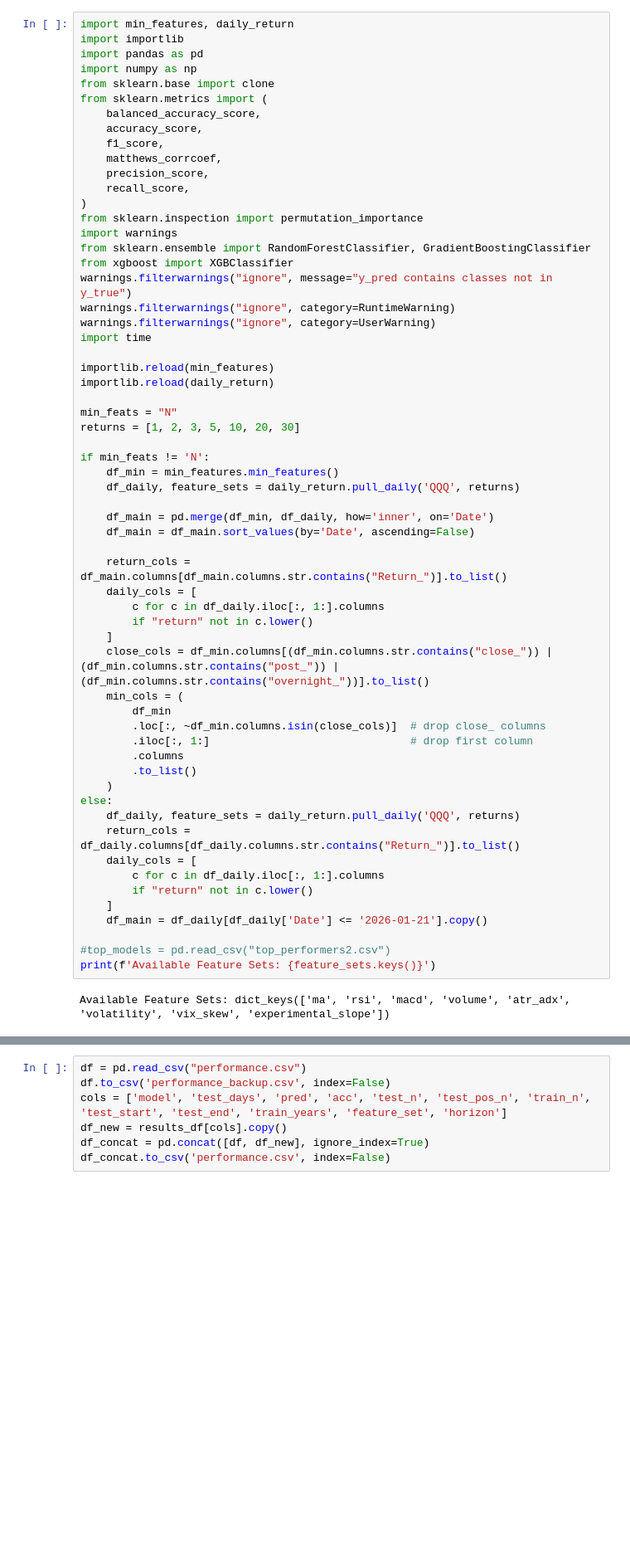
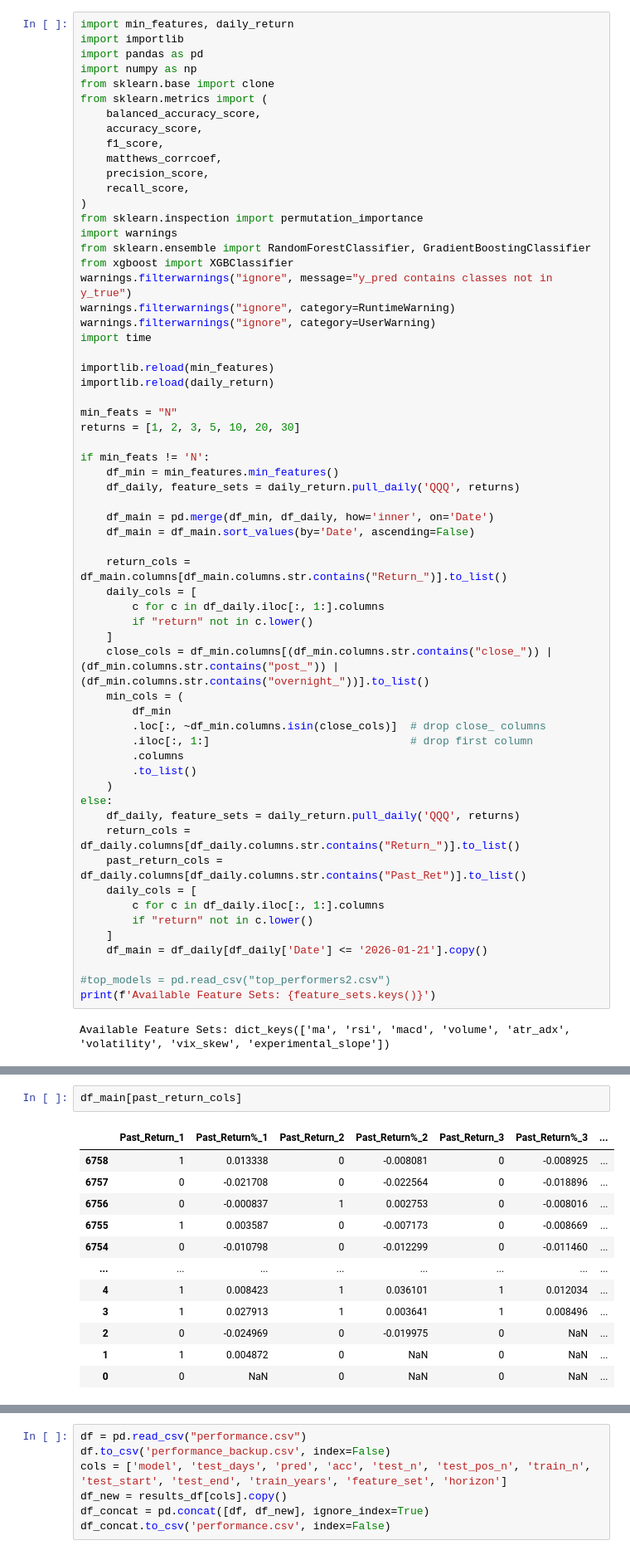
Before and after one commit to bchase17/Stocks, a Jupyter notebook: training.ipynb, the cells around one changed output, grey strips where cells are left out. Shown at 83% size. Cells and saved outputs as stored; diff of their text form; blank space fills up the shorter version.

```diff
--- a/training.ipynb
+++ b/training.ipynb
@@ -50,6 +50,7 @@ if min_feats != 'N':
 else:
     df_daily, feature_sets = daily_return.pull_daily('QQQ', returns)
     return_cols = df_daily.columns[df_daily.columns.str.contains("Return_")].to_list()
+    past_return_cols = df_daily.columns[df_daily.columns.str.contains("Past_Ret")].to_list()
     daily_cols = [
         c for c in df_daily.iloc[:, 1:].columns
         if "return" not in c.lower()
@@ -129,3 +130,18 @@ def new_features(df):
         #df[f'EMA_{window}'] = (df['Close'] / df[f'EMA_{window}']).round(2)
 
     return df
+# %%
+df_main[past_return_cols]
+# %% [output]
+|  | Past_Return_1 | Past_Return%_1 | Past_Return_2 | Past_Return%_2 | Past_Return_3 | Past_Return%_3 | ... |
+| 6758 | 1 | 0.013338 | 0 | -0.008081 | 0 | -0.008925 | ... |
+| 6757 | 0 | -0.021708 | 0 | -0.022564 | 0 | -0.018896 | ... |
+| 6756 | 0 | -0.000837 | 1 | 0.002753 | 0 | -0.008016 | ... |
+| 6755 | 1 | 0.003587 | 0 | -0.007173 | 0 | -0.008669 | ... |
+| 6754 | 0 | -0.010798 | 0 | -0.012299 | 0 | -0.011460 | ... |
+| ... | ... | ... | ... | ... | ... | ... | ... |
+| 4 | 1 | 0.008423 | 1 | 0.036101 | 1 | 0.012034 | ... |
+| 3 | 1 | 0.027913 | 1 | 0.003641 | 1 | 0.008496 | ... |
+| 2 | 0 | -0.024969 | 0 | -0.019975 | 0 | NaN | ... |
+| 1 | 1 | 0.004872 | 0 | NaN | 0 | NaN | ... |
+| 0 | 0 | NaN | 0 | NaN | 0 | NaN | ... |
```
Also changed, not shown: parts of 3 cells of this notebook, 1 other file.
